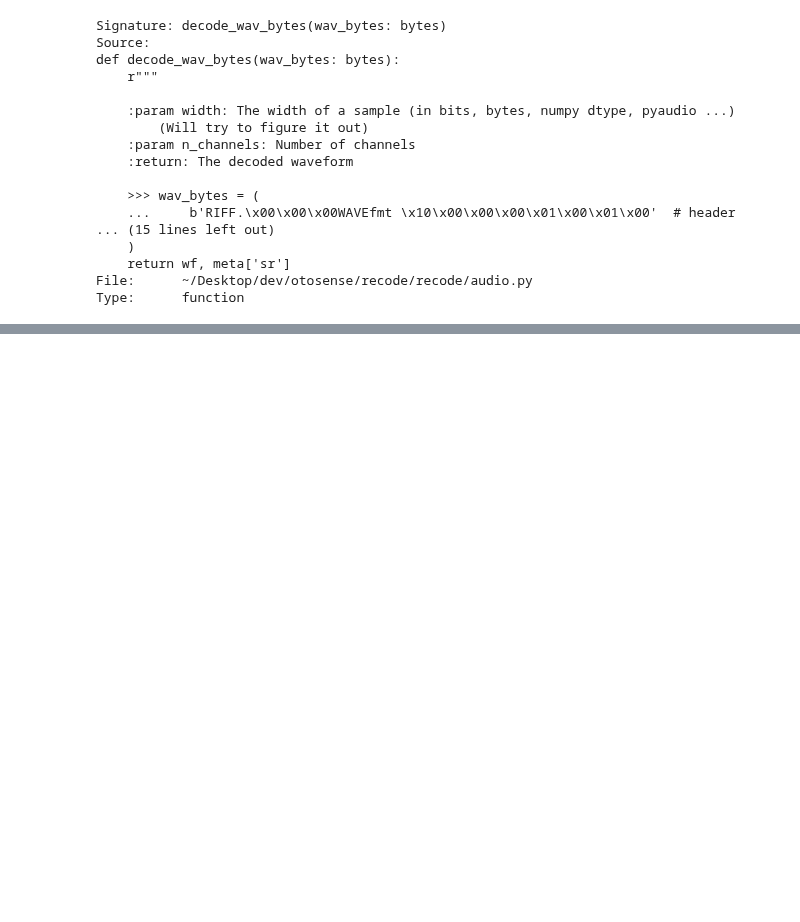
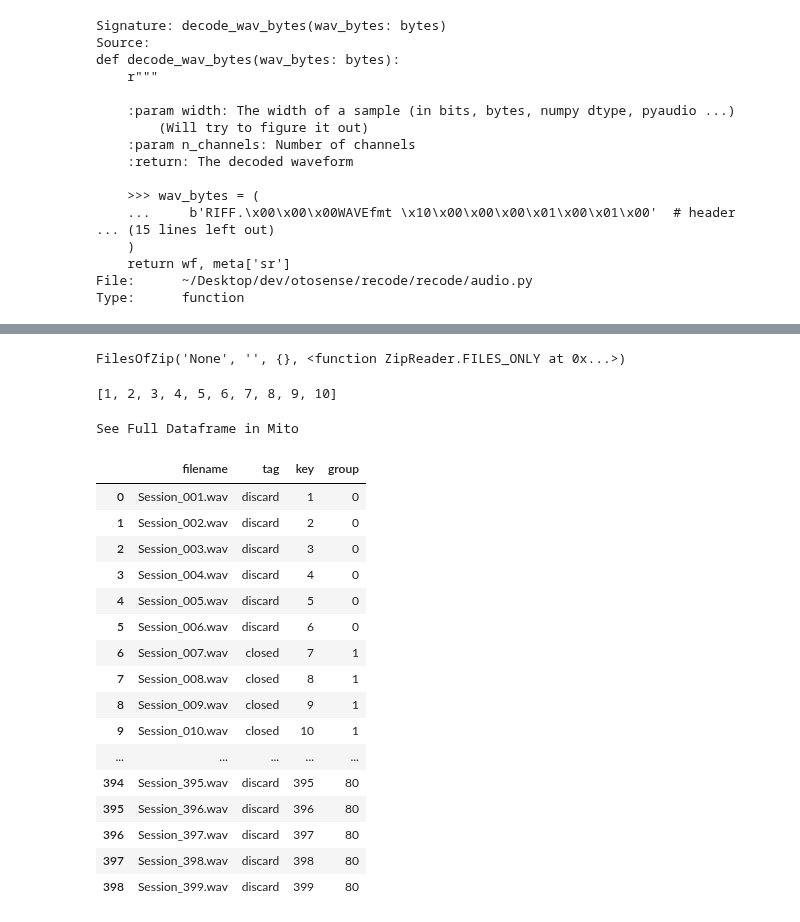
Before and after one commit to i2mint/front, a Jupyter notebook: front/scrap/notebook.ipynb, the cells around one changed output, grey strips where cells are left out. Saved outputs shown, nothing was run; the diff lists cells and outputs as text; code cells hidden in the pictures; blank space fills up the shorter version.

```diff
--- a/front/scrap/notebook.ipynb
+++ b/front/scrap/notebook.ipynb
@@ -491,0 +490,29 @@ ModuleNotFoundError: No module named 'pyckup'
+# %%
+dacc.wfs
+# %% [output]
+FilesOfZip('None', '', {}, <function ZipReader.FILES_ONLY at 0x...>)
+# %%
+list(dacc.wfs.keys())[:10]
+# %% [output]
+[1, 2, 3, 4, 5, 6, 7, 8, 9, 10]
+# %%
+dacc.annots_df
+# %% [output]
+See Full Dataframe in Mito
+|  | filename | tag | key | group |
+| 0 | Session_001.wav | discard | 1 | 0 |
+| 1 | Session_002.wav | discard | 2 | 0 |
+| 2 | Session_003.wav | discard | 3 | 0 |
+| 3 | Session_004.wav | discard | 4 | 0 |
+| 4 | Session_005.wav | discard | 5 | 0 |
+| 5 | Session_006.wav | discard | 6 | 0 |
+| 6 | Session_007.wav | closed | 7 | 1 |
+| 7 | Session_008.wav | closed | 8 | 1 |
+| 8 | Session_009.wav | closed | 9 | 1 |
+| 9 | Session_010.wav | closed | 10 | 1 |
+| ... | ... | ... | ... | ... |
+| 394 | Session_395.wav | discard | 395 | 80 |
+| 395 | Session_396.wav | discard | 396 | 80 |
+| 396 | Session_397.wav | discard | 397 | 80 |
+| 397 | Session_398.wav | discard | 398 | 80 |
+| 398 | Session_399.wav | discard | 399 | 80 |
```
Also changed, not shown: parts of 1 cell of this notebook.
